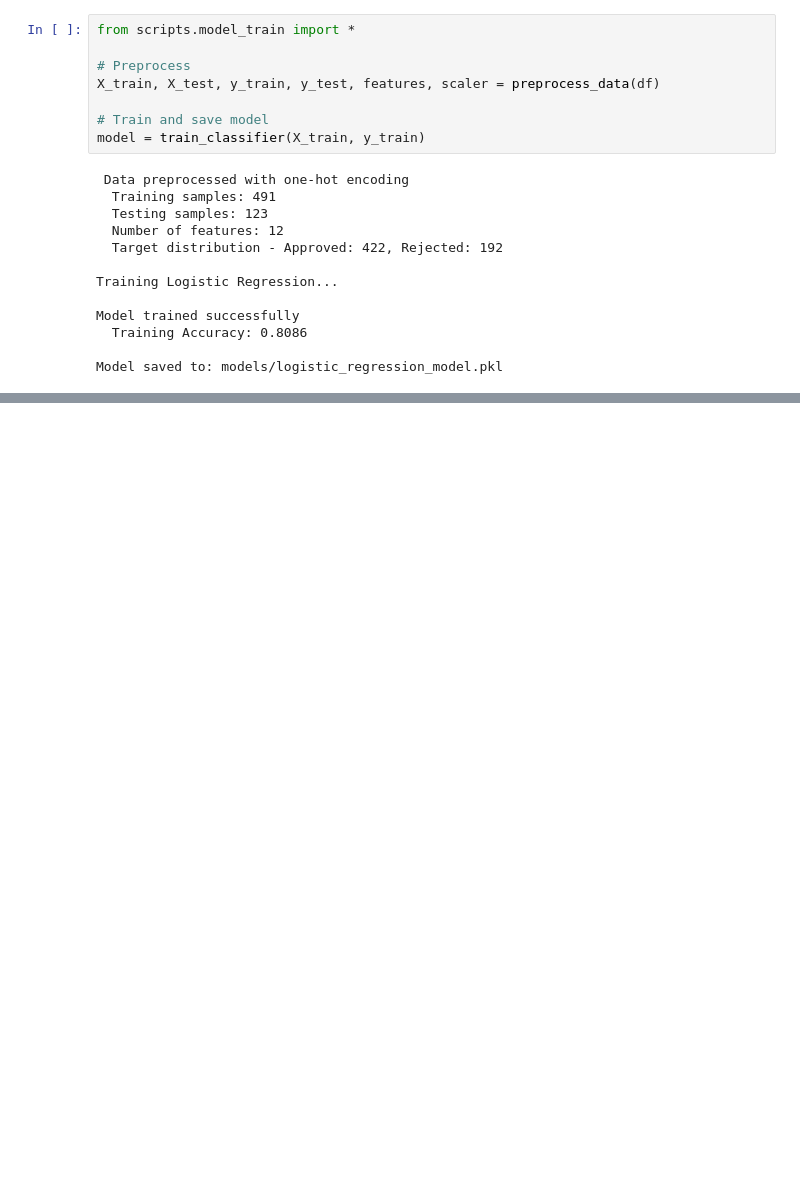
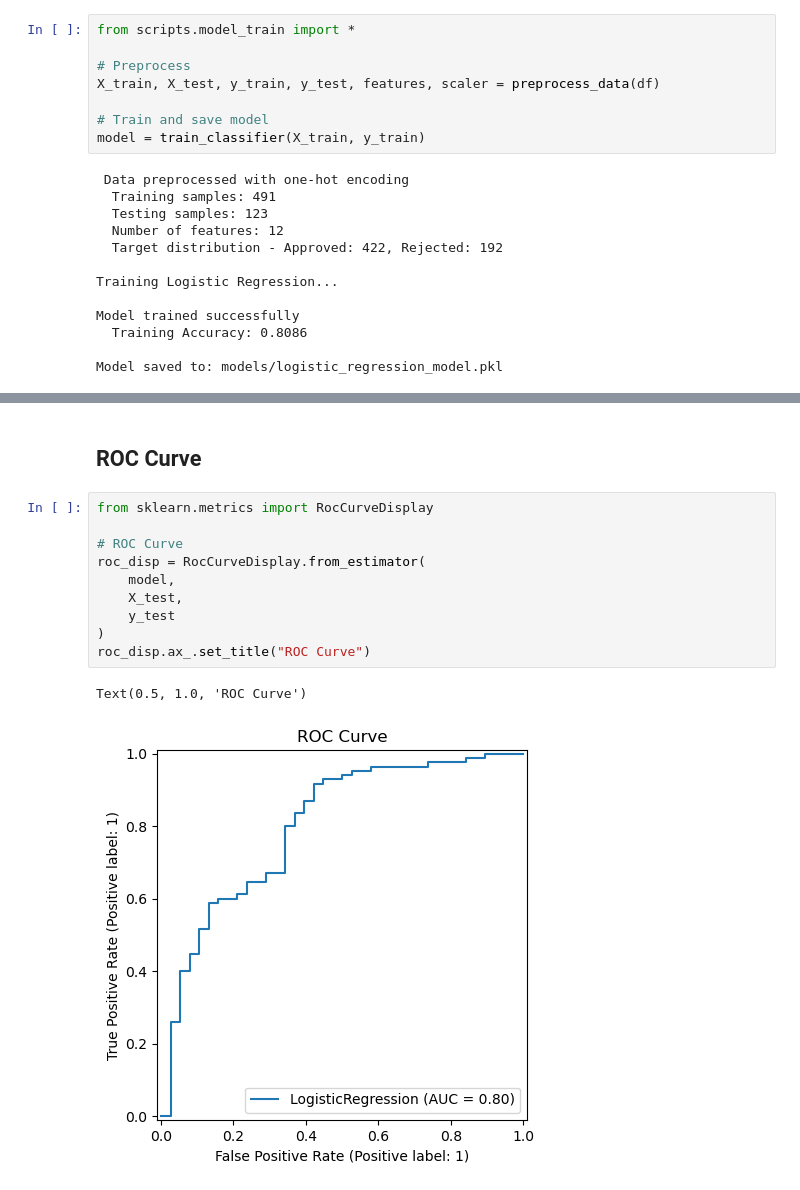
Before and after one commit to tanav2202/loan-eligibility, a Jupyter notebook: analysis.ipynb, the cells around one changed output, grey strips where cells are left out. Drawn from its saved outputs; the diff is of its cells as text; blank space fills up the shorter version.

```diff
--- a/analysis.ipynb
+++ b/analysis.ipynb
@@ -61,0 +133,15 @@ Model saved to: models/logistic_regression_model.pkl
+# %% [markdown]
+## ROC Curve
+# %%
+from sklearn.metrics import RocCurveDisplay
+
+# ROC Curve
+roc_disp = RocCurveDisplay.from_estimator(
+    model,
+    X_test,
+    y_test
+)
+roc_disp.ax_.set_title("ROC Curve")
+# %% [output]
+Text(0.5, 1.0, 'ROC Curve')
+[figure, added]
```
Also changed, not shown: parts of 10 cells of this notebook.
